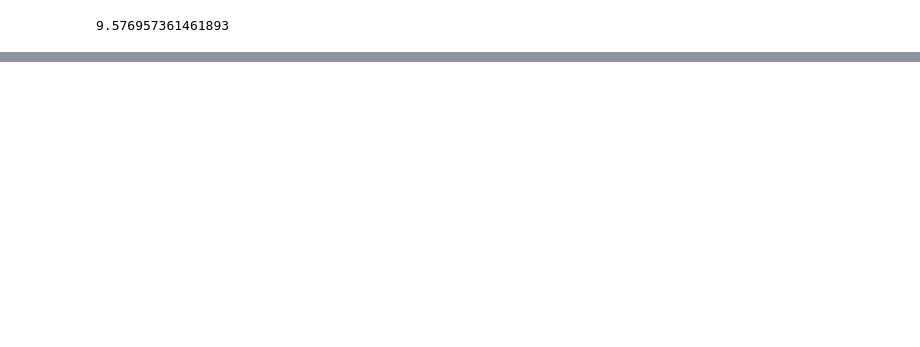
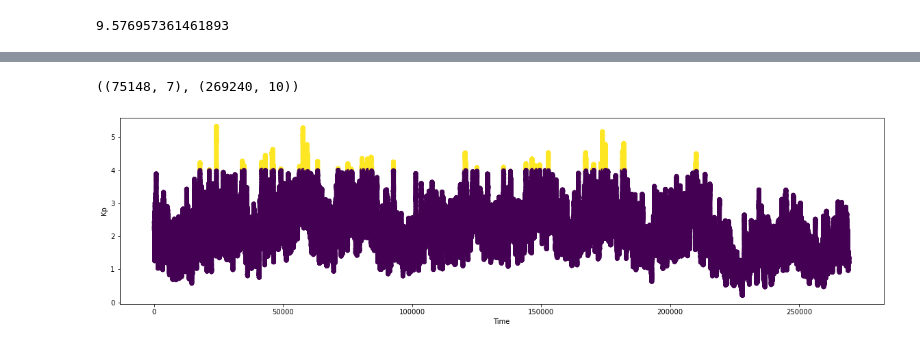
Before and after one commit to Jack-brewster/arctic-forecasting, a Jupyter notebook: analysis.ipynb, the cells around one changed output, grey strips where cells are left out. Saved outputs shown, nothing was run; the diff lists cells and outputs as text; code cells hidden in the pictures; blank space fills up the shorter version.

```diff
--- a/analysis.ipynb
+++ b/analysis.ipynb
@@ -13,0 +53,25 @@ b'Skipping line 75150: expected 7 fields, saw 8\nSkipping line 75151: expected 7
+# %%
+from sklearn.datasets import load_iris
+from sklearn.model_selection import train_test_split
+from sklearn.neighbors import KNeighborsClassifier
+from sklearn.metrics import classification_report
+
+# 1. Load the data
+data = load_iris(as_frame=True)
+X    = data['data']
+y    = data['target']
+
+# 2. Create a train/test split
+X_train, X_test, y_train, y_test = train_test_split(X, y, test_size=0.2)
+
+# 3. Instantiate a model
+model = KNeighborsClassifier()
+
+# 4. Fit a model
+model.fit(X_train, y_train)
+
+# 5. Predict on the test set
+preds = model.predict(X_test)
+
+# 6. Print classification report
+print(classification_report(y_test, preds))
@@ -13,0 +96,16 @@ b'Skipping line 75150: expected 7 fields, saw 8\nSkipping line 75151: expected 7
+# %%
+sndata.shape, data.shape
+# %% [output]
+((75148, 7), (269240, 10))
+# %%
+from matplotlib import pyplot as plt
+plt.figure(figsize=(20, 5))
+
+avgs = data['Kp'].rolling(100).mean()
+# plt.plot(data.index, data['Kp'].rolling(100).mean());
+# plt.scatter(data.index, data['Kp'].rolling(100).mean(), c=data['Kp']>6);
+plt.scatter(avgs.index, avgs, c=avgs>4);
+plt.ylabel('Kp');
+plt.xlabel('Time');
+# %% [output]
+[figure, added]
```
Also changed, not shown: parts of 9 cells of this notebook.
